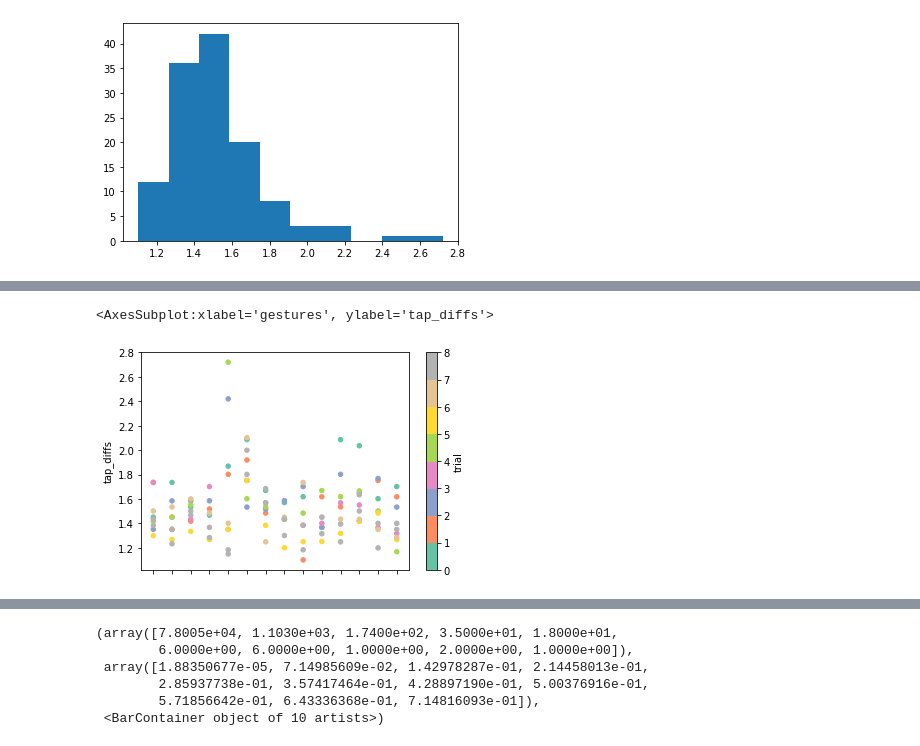
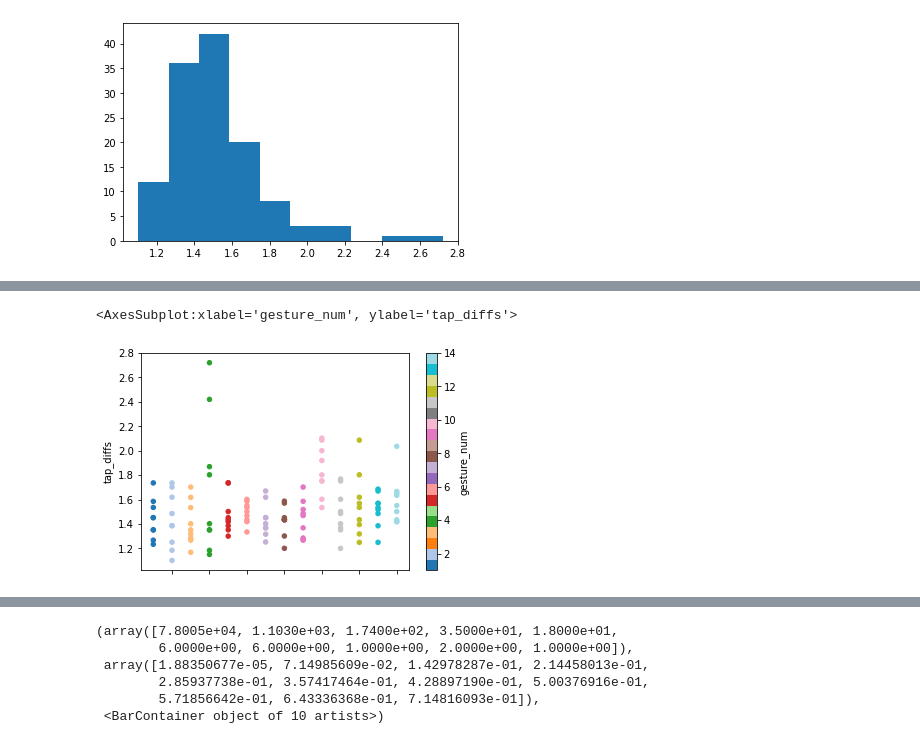
Before and after one commit to OlinSTEP/signal-processing-gesture-data-collection, a Jupyter notebook: session_3/explore_data_session_3.ipynb, the cells around one changed output, grey strips where cells are left out. Cells and saved outputs as stored; diff of their text form; code cells hidden in the pictures.

Commit message:
FIX: more readable colormap for plots

```diff
--- a/session_3/explore_data_session_3.ipynb
+++ b/session_3/explore_data_session_3.ipynb
@@ -203,5 +211,6 @@ plt.hist(tap_diffs)
 # %%
-meta_data_gestures.plot.scatter(x="gestures", y="tap_diffs", c="trial", colormap="Set2")
+meta_data_gestures.plot.scatter(x="gesture_num", y="tap_diffs", c="gesture_num", colormap="tab20")
+# swipe down (gesture 4) has outlier gesture length variability
 # %% [output]
-<AxesSubplot:xlabel='gestures', ylabel='tap_diffs'>
+<AxesSubplot:xlabel='gesture_num', ylabel='tap_diffs'>
-[figure, old version]
+[figure, new version]
```
Also changed, not shown: parts of 6 cells of this notebook, 1 other file.
